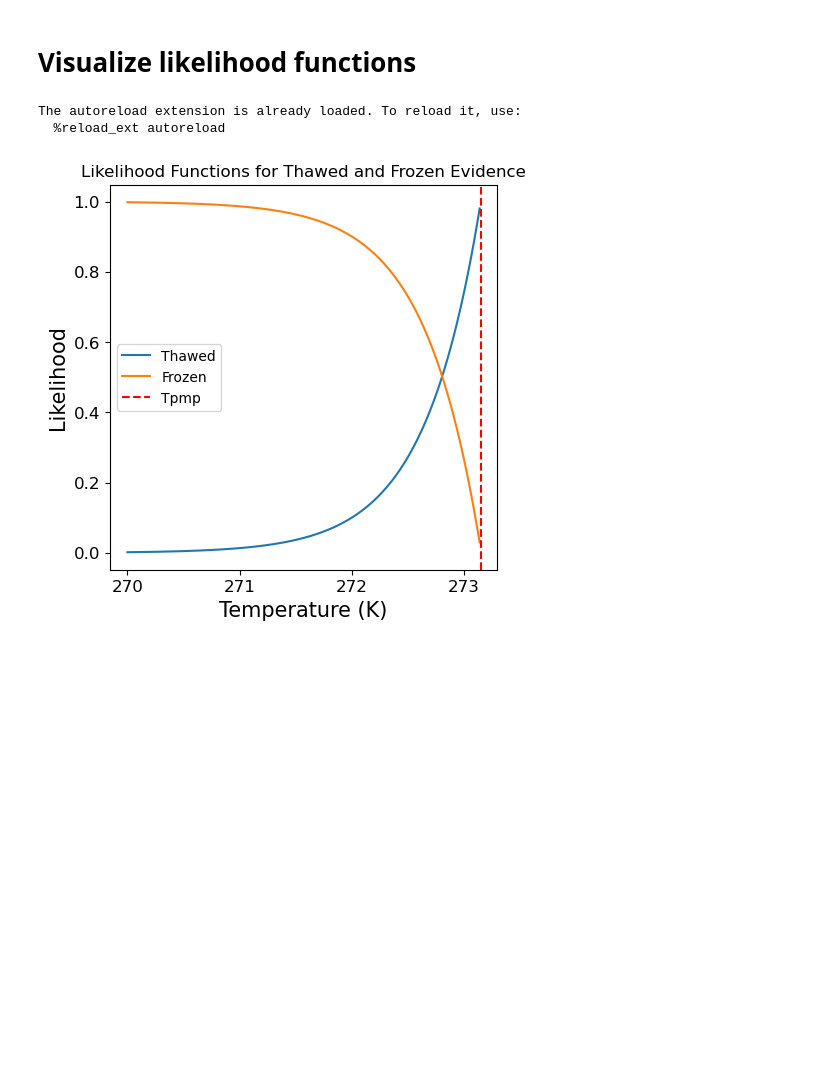
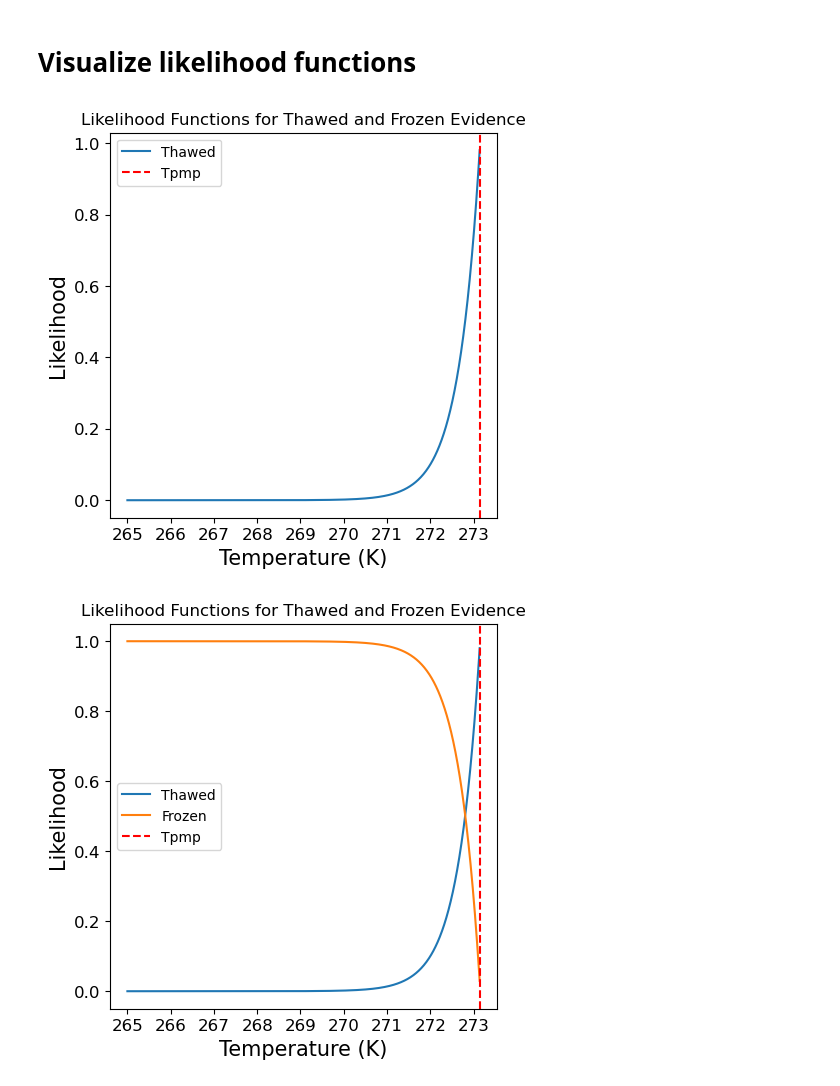
Before and after one commit to alastairyang/GMR-inference, a Jupyter notebook: notebooks/drawLikelihoodFunctions.ipynb, the cells around one changed output. Cells and saved outputs as stored; diff of their text form; code cells hidden in the pictures; blank space fills up the shorter version.

Commit message:
adding new visuals for evidence; not working yet

```diff
--- a/notebooks/drawLikelihoodFunctions.ipynb
+++ b/notebooks/drawLikelihoodFunctions.ipynb
@@ -1,6 +1,8 @@
 # %% [markdown]
 # Visualize likelihood functions
 # %%
+import sys
+sys.path.append('../')
 from src.optimization import loglikelihood_thawed, loglikelihood_frozen
 import numpy as np
 import torch
@@ -8,46 +10,61 @@ import matplotlib.pyplot as plt
 
 %load_ext autoreload
 %autoreload 2
-# %% [output]
-The autoreload extension is already loaded. To reload it, use:
-  %reload_ext autoreload
 # %%
 Tpmp = 273.15
 dw = 1
 df = 1
 beta = 0.5
+Tb_start = 265
 
-Tb = torch.arange(270, 273.15, 0.01)
+Tb = torch.arange(Tb_start, 273.15, 0.01)
 beta_v = beta * torch.ones_like(Tb)
 dw_v = dw * torch.ones_like(Tb)
 df_v = df * torch.ones_like(Tb)
 Tpmp_v = Tpmp * torch.ones_like(Tb)
 
 # iterate
 likelihoods_thawed = []
 likelihoods_frozen = []
 for i in range(len(Tb)):
     likelihoods_thawed.append(torch.exp(loglikelihood_thawed(beta_v[i], Tb[i], Tpmp_v[i], dw_v[i])))
     likelihoods_frozen.append(torch.exp(loglikelihood_frozen(beta_v[i], Tb[i], Tpmp_v[i], df_v[i])))
 likelihoods_thawed = torch.stack(likelihoods_thawed)
 likelihoods_frozen = torch.stack(likelihoods_frozen)
 
+# plot thawed only
+plt.figure(figsize=(5, 5))
+plt.plot(Tb.numpy(), likelihoods_thawed.numpy(), label='Thawed')
+plt.xlabel('Temperature (K)',fontsize=15)
+plt.ylabel('Likelihood',fontsize=15)
+plt.title('Likelihood Functions for Thawed and Frozen Evidence',fontsize=12)
+# add a vertical line at Tpmp
+plt.axvline(x=Tpmp, color='red', linestyle='--', label='Tpmp')
+# make x tick sparse
+plt.xticks(np.arange(Tb_start, 274, 1))
+# make tick size larger
+plt.tick_params(axis='both', which='major', labelsize=12)
+plt.legend()
+plt.savefig('../figs/thawed_likelihood_functions.png')
+plt.show()
+
 # plot both lines in one plot
 plt.figure(figsize=(5, 5))
 plt.plot(Tb.numpy(), likelihoods_thawed.numpy(), label='Thawed')
 plt.plot(Tb.numpy(), likelihoods_frozen.numpy(), label='Frozen')
 plt.xlabel('Temperature (K)',fontsize=15)
 plt.ylabel('Likelihood',fontsize=15)
 plt.title('Likelihood Functions for Thawed and Frozen Evidence',fontsize=12)
 # add a vertical line at Tpmp
 plt.axvline(x=Tpmp, color='red', linestyle='--', label='Tpmp')
 # make x tick sparse
-plt.xticks(np.arange(270, 274, 1))
+plt.xticks(np.arange(Tb_start, 274, 1))
 # make tick size larger
 plt.tick_params(axis='both', which='major', labelsize=12)
 plt.legend()
-plt.savefig('figs/likelihood_functions.png')
+plt.savefig('../figs/likelihood_functions.png')
 plt.show()
 # %% [output]
-[figure, old version]
+[figure, new version]
+[figure, added]
 # %%
```
Also changed, not shown: parts of 1 cell of this notebook, 16 other files.
